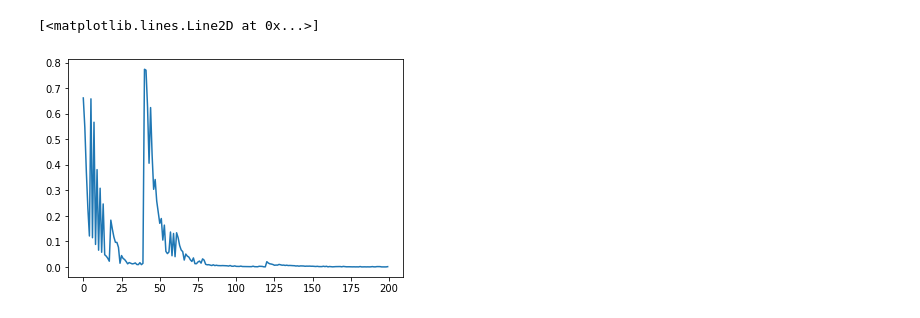
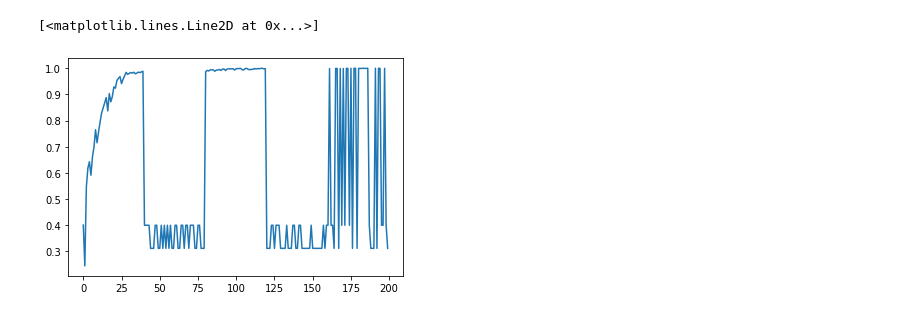
Before and after one commit to andrebeu/SEMCSW, a Jupyter notebook: NB-run_sem.ipynb, the cells around one changed output. Drawn from its saved outputs; the diff is of its cells as text; code cells hidden in the pictures.

```diff
--- a/NB-run_sem.ipynb
+++ b/NB-run_sem.ipynb
@@ -14,20 +14,27 @@ task = CSWTask()
 
 exp_kwargs={
     'condition':'blocked',
-    'n_train':160,
-    'n_test':40
+    'n_train':8,
+    'n_test':2
 }
 exp = task.generate_experiment(**exp_kwargs)
 
-
+stsize = 25
 learn_rate = 0.05
+seed = 97
+alfa = 10
+lmda = 1
+nosplit = False
 
 sem_kwargs={
-    'lmda':1,
-    'alfa':10,
-    'nosplit':False,
-    'learn_rate':learn_rate
+    'nosplit':nosplit,
+    'stsize':stsize,
+    'lmda':lmda,
+    'alfa':alfa,
+    'learn_rate':learn_rate,
+    'seed':seed,
 }
+
 sem = SEM(**sem_kwargs)
 # sem.forward_trial(event)
 sem_data = sem.forward_exp(exp)
@@ -53,6 +74,6 @@ sem_data
 # %%
 import pandas as pd
-plt.plot(pd.DataFrame(sem_data).loss)
+plt.plot(1-pd.DataFrame(sem_data).loss)
 # %% [output]
 [<matplotlib.lines.Line2D at 0x...>]
-[figure, old version]
+[figure, new version]
```
Also changed, not shown: parts of 2 cells of this notebook, 1 other file.
